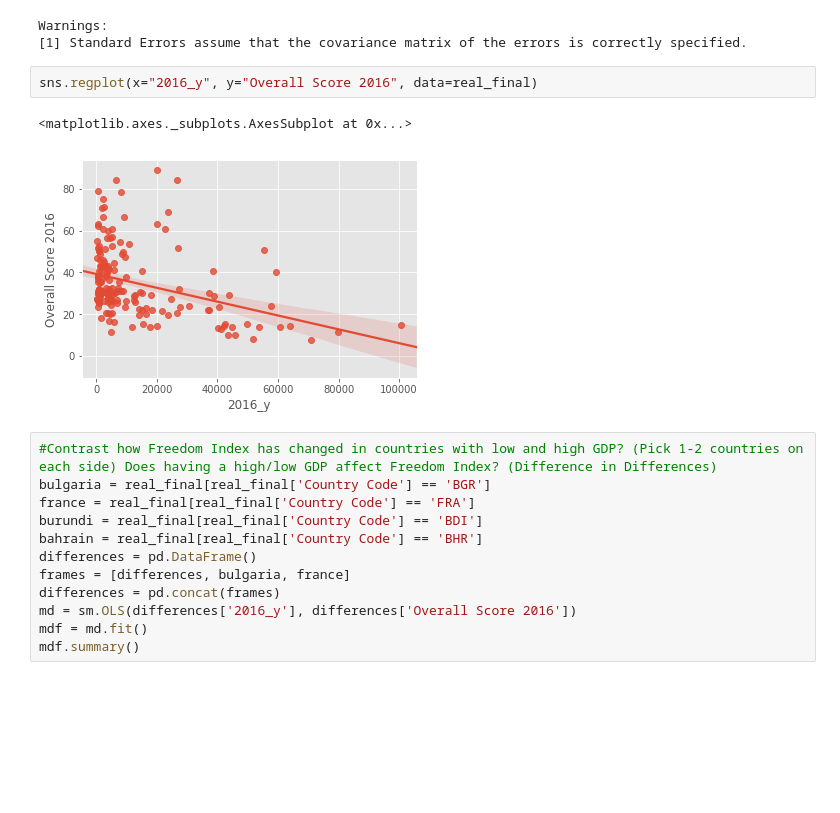
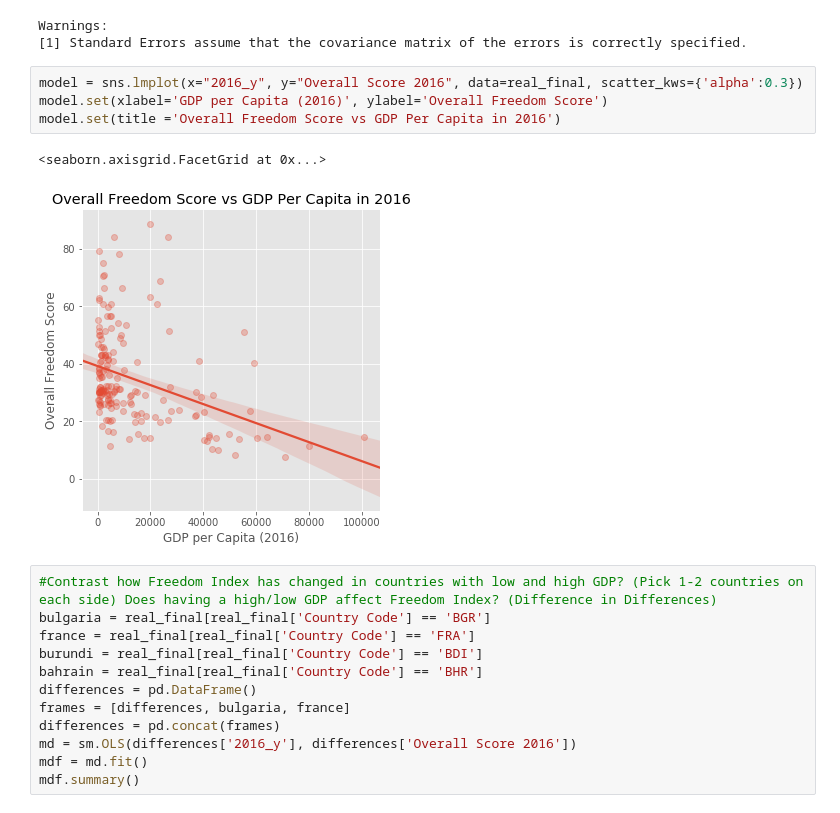
Before and after one commit to aliar97/degrees-of-freedom, a Jupyter notebook: Freedom.ipynb, the cells around one changed output. Cells and saved outputs as stored; diff of their text form; blank space fills up the shorter version.

```diff
--- a/Freedom.ipynb
+++ b/Freedom.ipynb
@@ -262,11 +269,13 @@ WLS Regression Results
 | Kurtosis: | 6.903 | Cond. No. | 1.00 |
 Warnings:
 [1] Standard Errors assume that the covariance matrix of the errors is correctly specified.
-# %%
-sns.regplot(x="2016_y", y="Overall Score 2016", data=real_final)
-# %% [output]
-<matplotlib.axes._subplots.AxesSubplot at 0x...>
-[figure, removed]
+# %%
+model = sns.lmplot(x="2016_y", y="Overall Score 2016", data=real_final, scatter_kws={'alpha':0.3})
+model.set(xlabel='GDP per Capita (2016)', ylabel='Overall Freedom Score')
+model.set(title ='Overall Freedom Score vs GDP Per Capita in 2016')
+# %% [output]
+<seaborn.axisgrid.FacetGrid at 0x...>
+[figure, added]
 # %%
 #Contrast how Freedom Index has changed in countries with low and high GDP? (Pick 1-2 countries on each side) Does having a high/low GDP affect Freedom Index? (Difference in Differences)
 bulgaria = real_final[real_final['Country Code'] == 'BGR']
```
Also changed, not shown: parts of 9 cells of this notebook.
